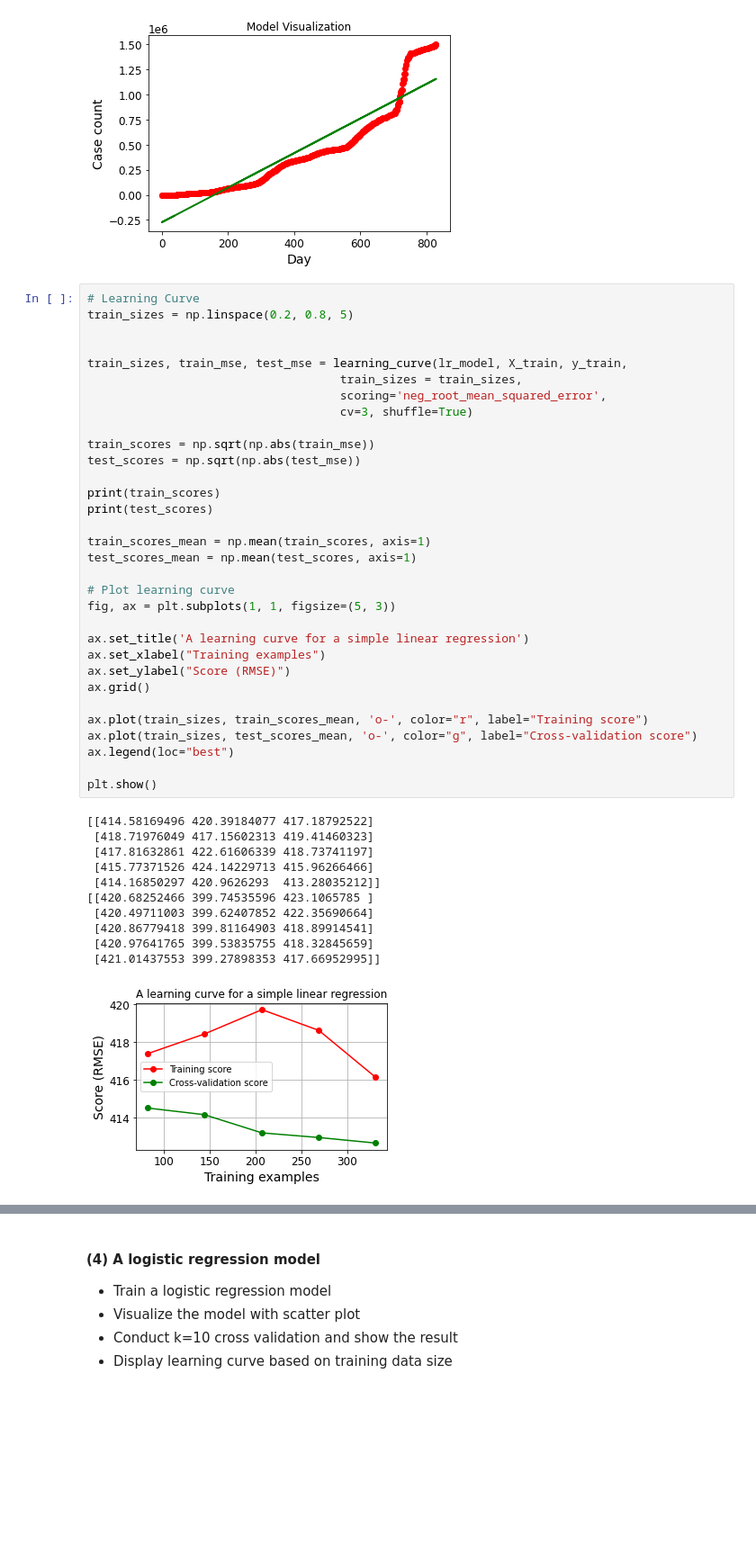
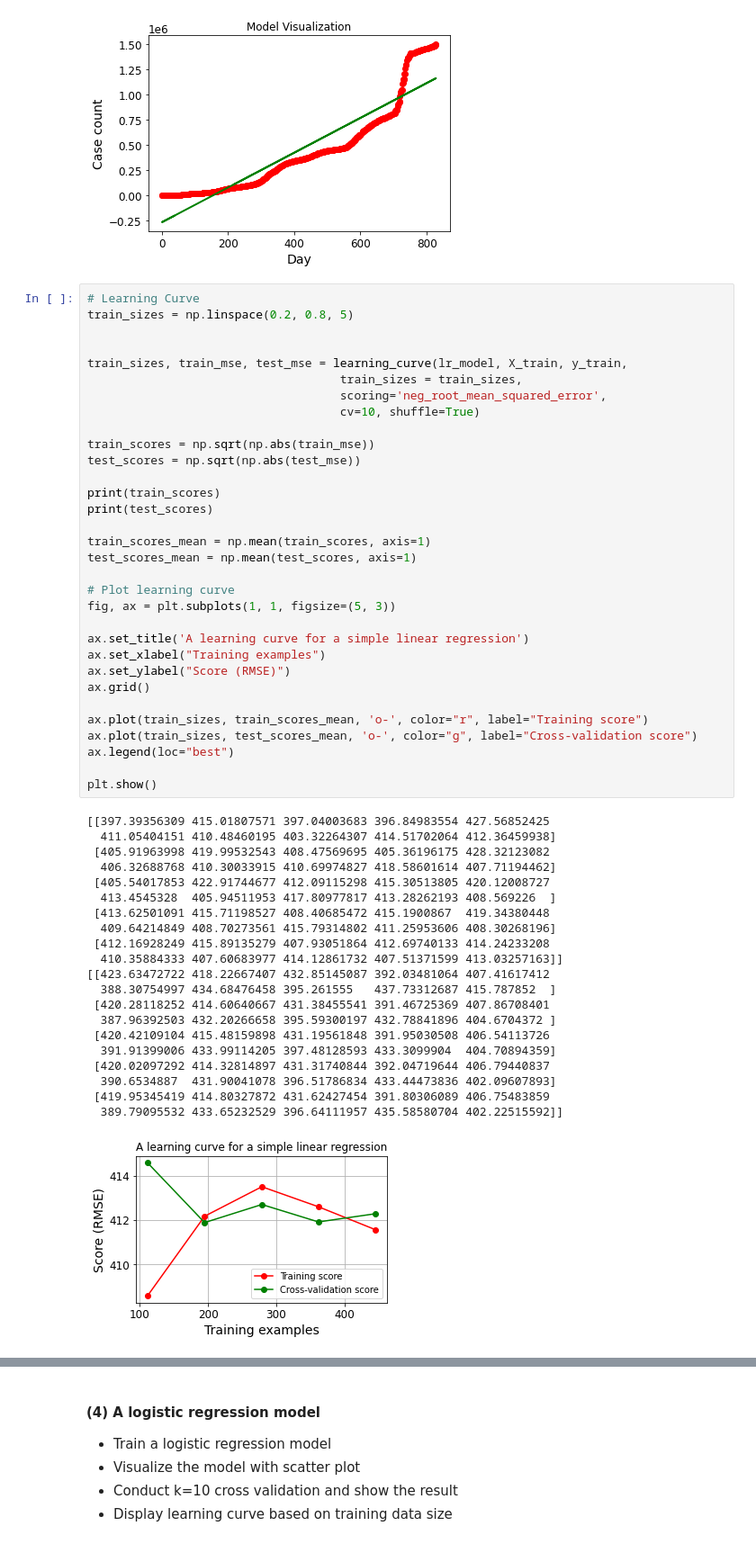
Before and after one commit to RileyCullen/CPSC4310, a Jupyter notebook: ME5/simpleLinearRegression.ipynb, the cells around one changed output, grey strips where cells are left out. Shown at 90% size. Drawn from its saved outputs; the diff is of its cells as text; blank space fills up the shorter version.

```diff
--- a/ME5/simpleLinearRegression.ipynb
+++ b/ME5/simpleLinearRegression.ipynb
@@ -783,45 +783,55 @@ plt.show()
 train_sizes = np.linspace(0.2, 0.8, 5)
 
 
 train_sizes, train_mse, test_mse = learning_curve(lr_model, X_train, y_train,
                                     train_sizes = train_sizes,
                                     scoring='neg_root_mean_squared_error',
-                                    cv=3, shuffle=True)
+                                    cv=10, shuffle=True)
 
 train_scores = np.sqrt(np.abs(train_mse))
 test_scores = np.sqrt(np.abs(test_mse))
 
 print(train_scores)
 print(test_scores)
 
 train_scores_mean = np.mean(train_scores, axis=1)
 test_scores_mean = np.mean(test_scores, axis=1)
 
 # Plot learning curve
 fig, ax = plt.subplots(1, 1, figsize=(5, 3))
 
 ax.set_title('A learning curve for a simple linear regression')
 ax.set_xlabel("Training examples")
 ax.set_ylabel("Score (RMSE)")
 ax.grid()
 
 ax.plot(train_sizes, train_scores_mean, 'o-', color="r", label="Training score")
 ax.plot(train_sizes, test_scores_mean, 'o-', color="g", label="Cross-validation score")
 ax.legend(loc="best")
 
 plt.show()
 # %% [output]
-[[414.58169496 420.39184077 417.18792522]
- [418.71976049 417.15602313 419.41460323]
- [417.81632861 422.61606339 418.73741197]
- [415.77371526 424.14229713 415.96266466]
- [414.16850297 420.9626293  413.28035212]]
-[[420.68252466 399.74535596 423.1065785 ]
- [420.49711003 399.62407852 422.35690664]
- [420.86779418 399.81164903 418.89914541]
- [420.97641765 399.53835755 418.32845659]
- [421.01437553 399.27898353 417.66952995]]
+[[397.39356309 415.01807571 397.04003683 396.84983554 427.56852425
+  411.05404151 410.48460195 403.32264307 414.51702064 412.36459938]
+ [405.91963998 419.99532543 408.47569695 405.36196175 428.32123082
+  406.32688768 410.30033915 410.69974827 418.58601614 407.71194462]
+ [405.54017853 422.91744677 412.09115298 415.30513805 420.12008727
+  413.4545328  405.94511953 417.80977817 413.28262193 408.569226  ]
+ [413.62501091 415.71198527 408.40685472 415.1900867  419.34380448
+  409.64214849 408.70273561 415.79314802 411.25953606 408.30268196]
+ [412.16928249 415.89135279 407.93051864 412.69740133 414.24233208
+  410.35884333 407.60683977 414.12861732 407.51371599 413.03257163]]
+[[423.63472722 418.22667407 432.85145087 392.03481064 407.41617412
+  388.30754997 434.68476458 395.261555   437.73312687 415.787852  ]
+ [420.28118252 414.60640667 431.38455541 391.46725369 407.86708401
+  387.96392503 432.20266658 395.59300197 432.78841896 404.6704372 ]
+ [420.42109104 415.48159898 431.19561848 391.95030508 406.54113726
+  391.91399006 433.99114205 397.48128593 433.3099904  404.70894359]
+ [420.02097292 414.32814897 431.31740844 392.04719644 406.79440837
+  390.6534887  431.90041078 396.51786834 433.44473836 402.09607893]
+ [419.95345419 414.80327872 431.62427454 391.80306089 406.75483859
+  389.79095532 433.65232529 396.64111957 435.58580704 402.22515592]]
-[figure, old version]
+[figure, new version]
 # %%
 # Performance on test data
 print("Test data score: " + str(lr_model.score(X_test, y_test)))
```
Also changed, not shown: parts of 10 cells of this notebook.
